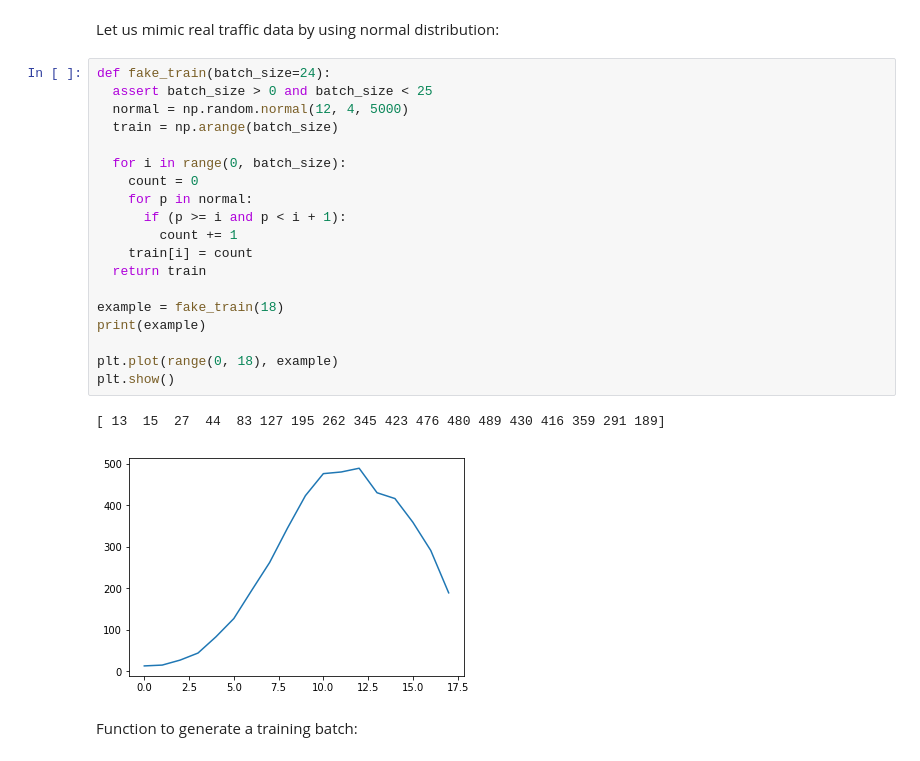
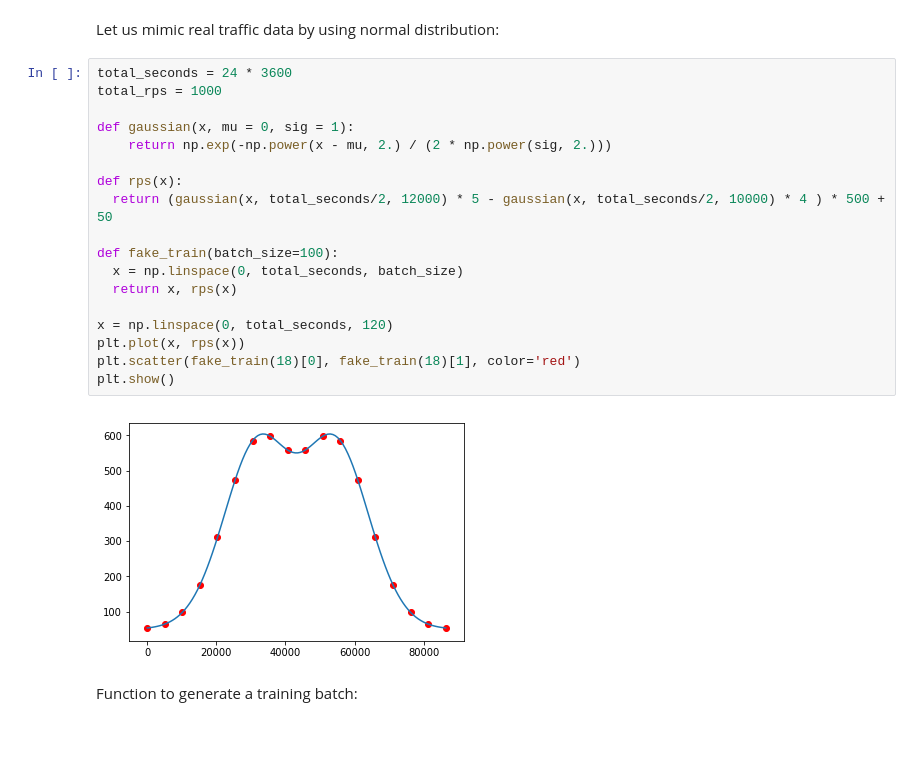
Before and after one commit to gafrom/udacity-deep_learning, a Jupyter notebook: hightime.ipynb, the cells around one changed output. Saved outputs shown, nothing was run; the diff lists cells and outputs as text.

```diff
--- a/hightime.ipynb
+++ b/hightime.ipynb
@@ -19,28 +19,26 @@ from six.moves.urllib.request import urlretrieve
 import matplotlib.pyplot as plt
 # %% [markdown]
 Let us mimic real traffic data by using normal distribution:
-# %%
-def fake_train(batch_size=24):
-  assert batch_size > 0 and batch_size < 25
-  normal = np.random.normal(12, 4, 5000)
-  train = np.arange(batch_size)
-
-  for i in range(0, batch_size):
-    count = 0
-    for p in normal:
-      if (p >= i and p < i + 1):
-        count += 1
-    train[i] = count
-  return train
-
-example = fake_train(18)
-print(example)
-
-plt.plot(range(0, 18), example)
-plt.show()
-# %% [output]
-[ 13  15  27  44  83 127 195 262 345 423 476 480 489 430 416 359 291 189]
-[figure, removed]
+# %%
+total_seconds = 24 * 3600
+total_rps = 1000
+
+def gaussian(x, mu = 0, sig = 1):
+    return np.exp(-np.power(x - mu, 2.) / (2 * np.power(sig, 2.)))
+
+def rps(x):
+  return (gaussian(x, total_seconds/2, 12000) * 5 - gaussian(x, total_seconds/2, 10000) * 4 ) * 500 + 50
+
+def fake_train(batch_size=100):
+  x = np.linspace(0, total_seconds, batch_size)
+  return x, rps(x)
+
+x = np.linspace(0, total_seconds, 120)
+plt.plot(x, rps(x))
+plt.scatter(fake_train(18)[0], fake_train(18)[1], color='red')
+plt.show()
+# %% [output]
+[figure, added]
 # %% [markdown]
 Function to generate a training batch:
 # %%
```
Also changed, not shown: parts of 8 cells of this notebook.
